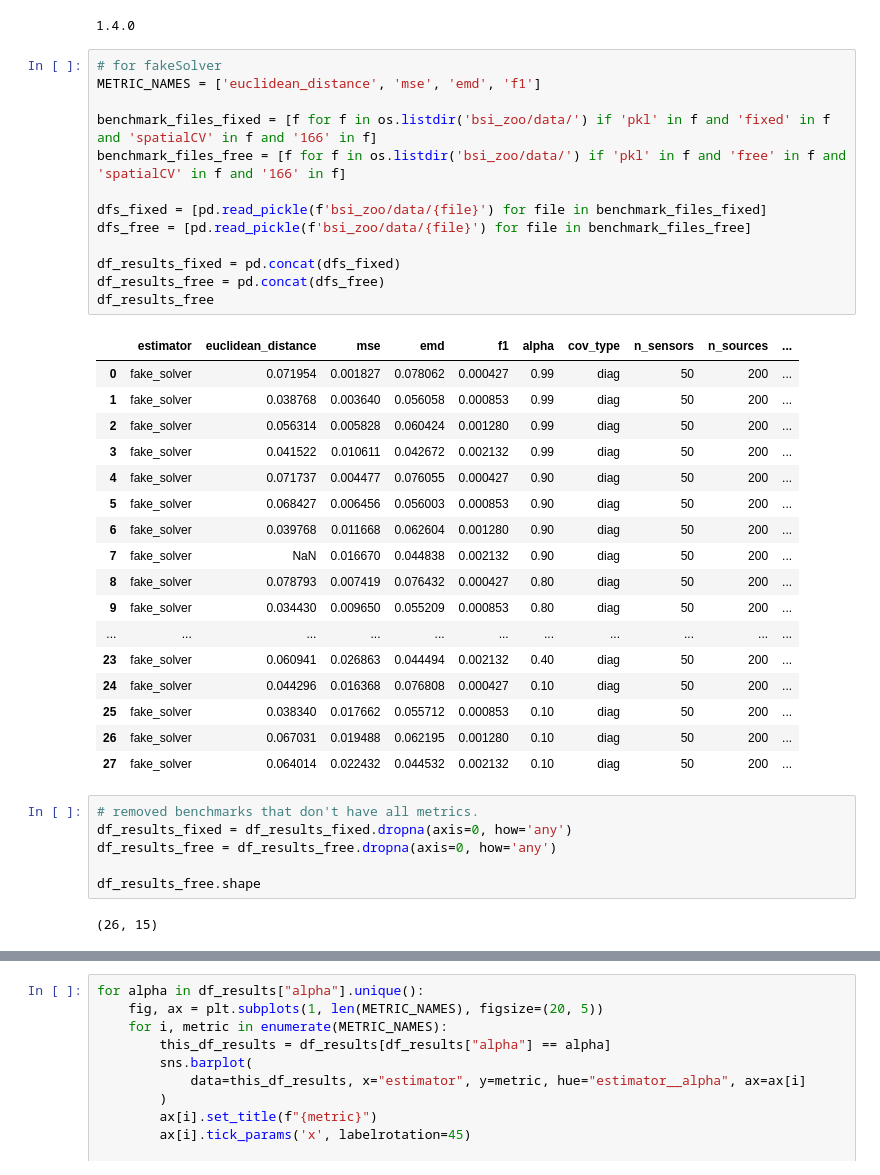
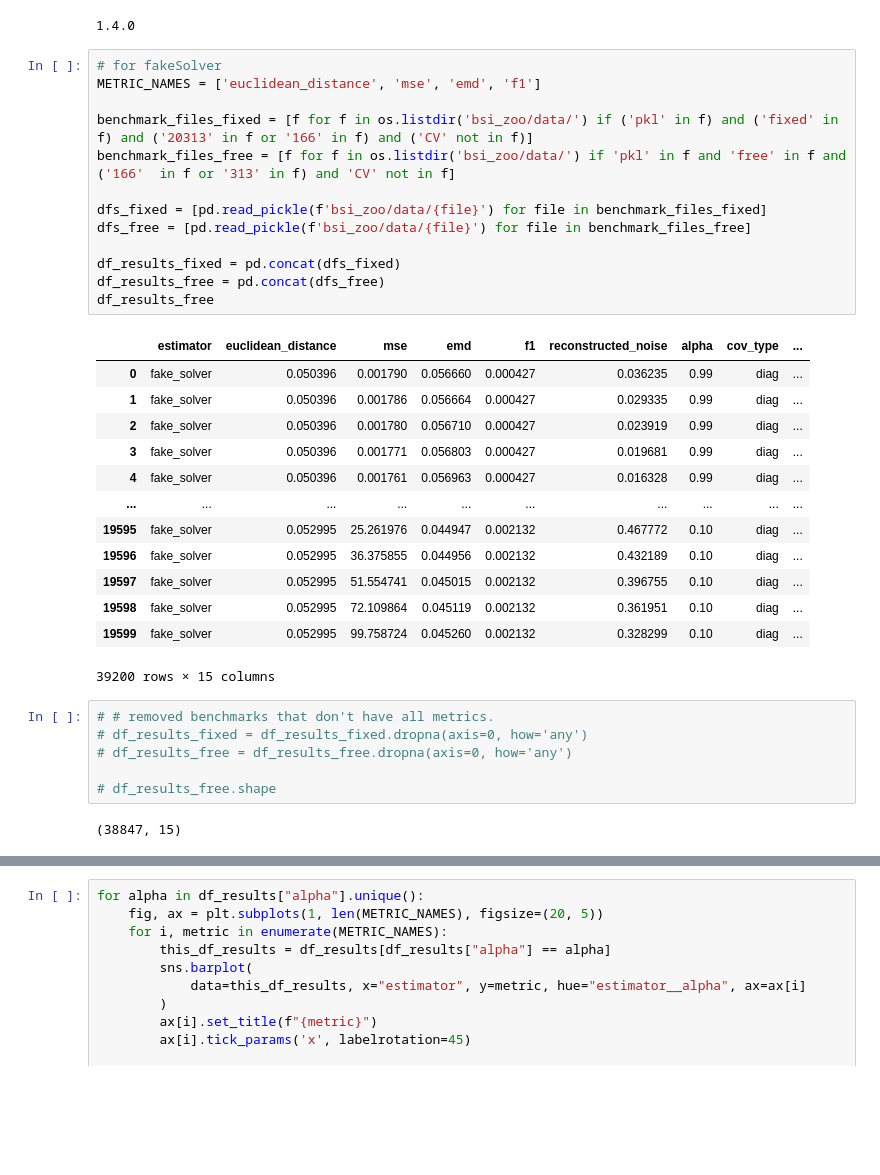
Before and after one commit to braindatalab/BSI-Zoo, a Jupyter notebook: plot_benchmark_metrics.ipynb, the cells around one changed output, grey strips where cells are left out. Saved outputs shown, nothing was run; the diff lists cells and outputs as text; blank space fills up the shorter version.

```diff
--- a/plot_benchmark_metrics.ipynb
+++ b/plot_benchmark_metrics.ipynb
@@ -15,39 +15,35 @@ import matplotlib.pyplot as plt
 # %%
 # for fakeSolver
 METRIC_NAMES = ['euclidean_distance', 'mse', 'emd', 'f1']
 
-benchmark_files_fixed = [f for f in os.listdir('bsi_zoo/data/') if 'pkl' in f and 'fixed' in f and 'spatialCV' in f and '166' in f]
-benchmark_files_free = [f for f in os.listdir('bsi_zoo/data/') if 'pkl' in f and 'free' in f and 'spatialCV' in f and '166' in f]
+benchmark_files_fixed = [f for f in os.listdir('bsi_zoo/data/') if ('pkl' in f) and ('fixed' in f) and ('20313' in f or '166' in f) and ('CV' not in f)]
+benchmark_files_free = [f for f in os.listdir('bsi_zoo/data/') if 'pkl' in f and 'free' in f and ('166'  in f or '313' in f) and 'CV' not in f]
 
 dfs_fixed = [pd.read_pickle(f'bsi_zoo/data/{file}') for file in benchmark_files_fixed]
 dfs_free = [pd.read_pickle(f'bsi_zoo/data/{file}') for file in benchmark_files_free]
 
 df_results_fixed = pd.concat(dfs_fixed)
 df_results_free = pd.concat(dfs_free)
 df_results_free
 # %% [output]
-|  | estimator | euclidean_distance | mse | emd | f1 | alpha | cov_type | n_sensors | n_sources | ... |
-| 0 | fake_solver | 0.071954 | 0.001827 | 0.078062 | 0.000427 | 0.99 | diag | 50 | 200 | ... |
-| 1 | fake_solver | 0.038768 | 0.003640 | 0.056058 | 0.000853 | 0.99 | diag | 50 | 200 | ... |
-| 2 | fake_solver | 0.056314 | 0.005828 | 0.060424 | 0.001280 | 0.99 | diag | 50 | 200 | ... |
-| 3 | fake_solver | 0.041522 | 0.010611 | 0.042672 | 0.002132 | 0.99 | diag | 50 | 200 | ... |
-| 4 | fake_solver | 0.071737 | 0.004477 | 0.076055 | 0.000427 | 0.90 | diag | 50 | 200 | ... |
-| 5 | fake_solver | 0.068427 | 0.006456 | 0.056003 | 0.000853 | 0.90 | diag | 50 | 200 | ... |
-| 6 | fake_solver | 0.039768 | 0.011668 | 0.062604 | 0.001280 | 0.90 | diag | 50 | 200 | ... |
-| 7 | fake_solver | NaN | 0.016670 | 0.044838 | 0.002132 | 0.90 | diag | 50 | 200 | ... |
-| 8 | fake_solver | 0.078793 | 0.007419 | 0.076432 | 0.000427 | 0.80 | diag | 50 | 200 | ... |
-| 9 | fake_solver | 0.034430 | 0.009650 | 0.055209 | 0.000853 | 0.80 | diag | 50 | 200 | ... |
-| ... | ... | ... | ... | ... | ... | ... | ... | ... | ... | ... |
-| 23 | fake_solver | 0.060941 | 0.026863 | 0.044494 | 0.002132 | 0.40 | diag | 50 | 200 | ... |
-| 24 | fake_solver | 0.044296 | 0.016368 | 0.076808 | 0.000427 | 0.10 | diag | 50 | 200 | ... |
-| 25 | fake_solver | 0.038340 | 0.017662 | 0.055712 | 0.000853 | 0.10 | diag | 50 | 200 | ... |
-| 26 | fake_solver | 0.067031 | 0.019488 | 0.062195 | 0.001280 | 0.10 | diag | 50 | 200 | ... |
-| 27 | fake_solver | 0.064014 | 0.022432 | 0.044532 | 0.002132 | 0.10 | diag | 50 | 200 | ... |
+|  | estimator | euclidean_distance | mse | emd | f1 | reconstructed_noise | alpha | cov_type | ... |
+| 0 | fake_solver | 0.050396 | 0.001790 | 0.056660 | 0.000427 | 0.036235 | 0.99 | diag | ... |
+| 1 | fake_solver | 0.050396 | 0.001786 | 0.056664 | 0.000427 | 0.029335 | 0.99 | diag | ... |
+| 2 | fake_solver | 0.050396 | 0.001780 | 0.056710 | 0.000427 | 0.023919 | 0.99 | diag | ... |
+| 3 | fake_solver | 0.050396 | 0.001771 | 0.056803 | 0.000427 | 0.019681 | 0.99 | diag | ... |
+| 4 | fake_solver | 0.050396 | 0.001761 | 0.056963 | 0.000427 | 0.016328 | 0.99 | diag | ... |
+| ... | ... | ... | ... | ... | ... | ... | ... | ... | ... |
+| 19595 | fake_solver | 0.052995 | 25.261976 | 0.044947 | 0.002132 | 0.467772 | 0.10 | diag | ... |
+| 19596 | fake_solver | 0.052995 | 36.375855 | 0.044956 | 0.002132 | 0.432189 | 0.10 | diag | ... |
+| 19597 | fake_solver | 0.052995 | 51.554741 | 0.045015 | 0.002132 | 0.396755 | 0.10 | diag | ... |
+| 19598 | fake_solver | 0.052995 | 72.109864 | 0.045119 | 0.002132 | 0.361951 | 0.10 | diag | ... |
+| 19599 | fake_solver | 0.052995 | 99.758724 | 0.045260 | 0.002132 | 0.328299 | 0.10 | diag | ... |
+39200 rows × 15 columns
 # %%
-# removed benchmarks that don't have all metrics.
-df_results_fixed = df_results_fixed.dropna(axis=0, how='any')
-df_results_free = df_results_free.dropna(axis=0, how='any')
+# # removed benchmarks that don't have all metrics.
+# df_results_fixed = df_results_fixed.dropna(axis=0, how='any')
+# df_results_free = df_results_free.dropna(axis=0, how='any')
 
-df_results_free.shape
+# df_results_free.shape
 # %% [output]
-(26, 15)
+(38847, 15)
```
Also changed, not shown: parts of 9 cells of this notebook, 4 other files.
